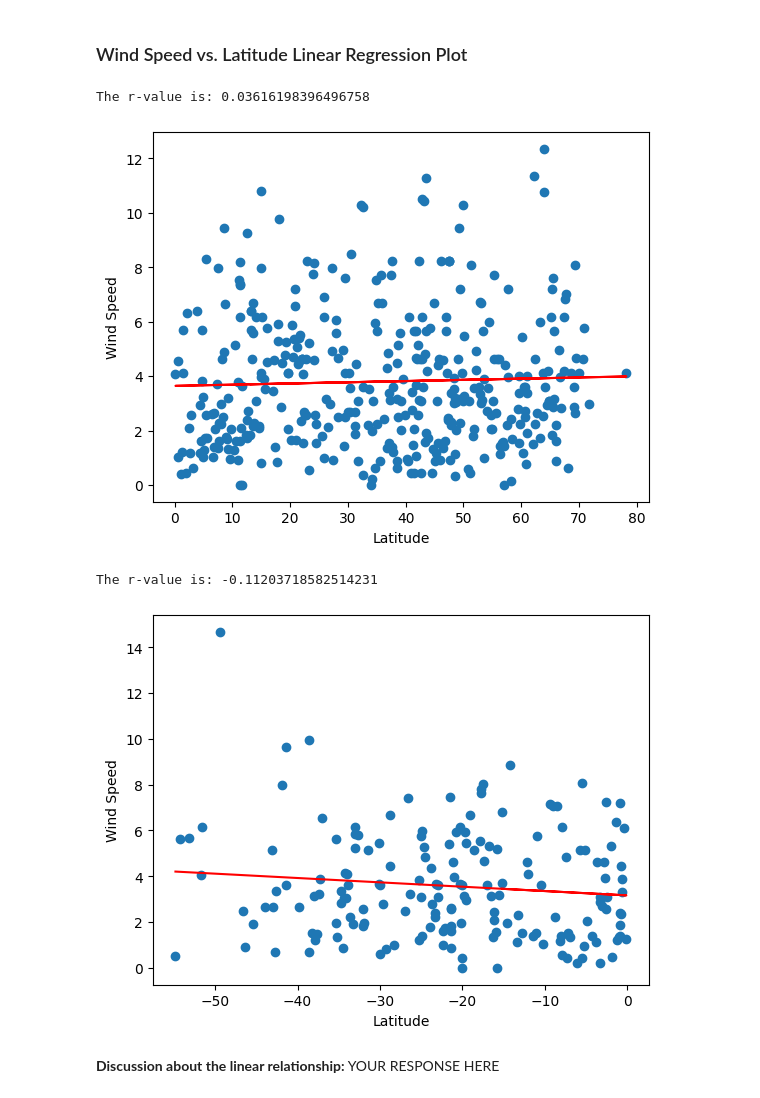
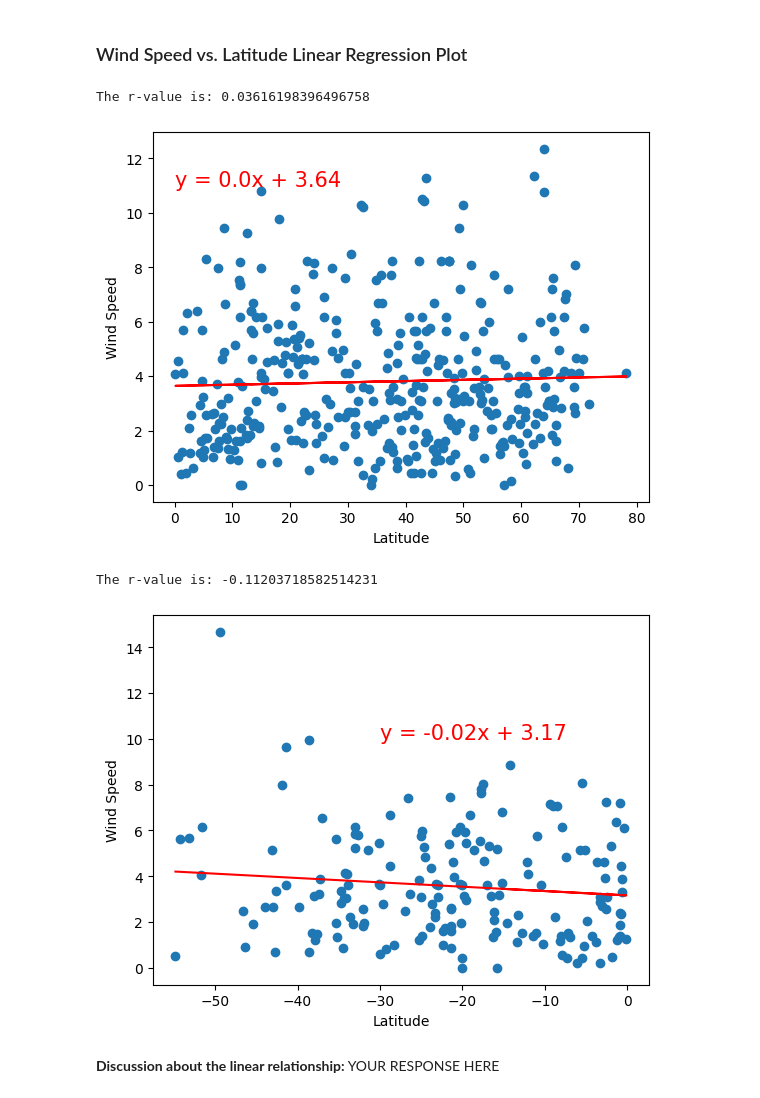
Before and after one commit to Bama-Jamma/Python-API-Challenge, a Jupyter notebook: WeatherPy/WeatherPy.ipynb, the cells around one changed output. Drawn from its saved outputs; the diff is of its cells as text; code cells hidden in the pictures.

```diff
--- a/WeatherPy/WeatherPy.ipynb
+++ b/WeatherPy/WeatherPy.ipynb
@@ -176,6 +176,6 @@ city_data_df.to_csv("output_data/cities.csv", index_label="City_ID")
 # %%
 # Read saved data
-city_data_df = pd.read_csv("output_data/cities.csv", index_col="City_ID")
+city_data_df = pd.read_csv("../output_data/cities.csv", index_col="City_ID")
 
 # Display sample data
 city_data_df.head()
@@ -429,14 +429,14 @@ The r-value is: 0.19829743723086504
 # %%
 # Northern Hemisphere
 x_values = northern_hemi_df["Lat"]
 y_values = northern_hemi_df["Wind Speed"]
 
 # Call the function
 plot_linear_regression(x_values, y_values,
-                            'Wind Speed',(40,35))
+                            'Wind Speed',(0,11))
 # %% [output]
 The r-value is: 0.03616198396496758
-[figure, old version]
+[figure, new version]
 # %%
 # Southern Hemisphere
 x_values = southern_hemi_df["Lat"]
@@ -444,9 +444,9 @@ y_values = southern_hemi_df["Wind Speed"]
 
 # Call the function
 plot_linear_regression(x_values, y_values,
-                            'Wind Speed',(-50,35))
+                            'Wind Speed',(-30, 10))
 # %% [output]
 The r-value is: -0.11203718582514231
-[figure, old version]
+[figure, new version]
 # %% [markdown]
 **Discussion about the linear relationship:** YOUR RESPONSE HERE
```
Also changed, not shown: parts of 2 cells of this notebook, 5 other files.
